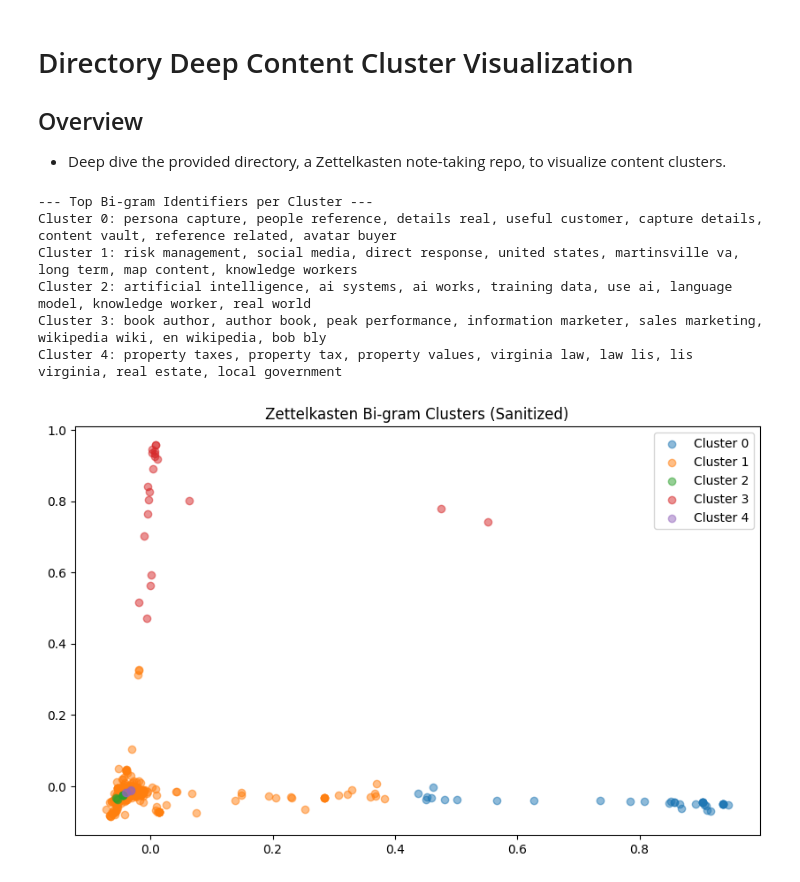
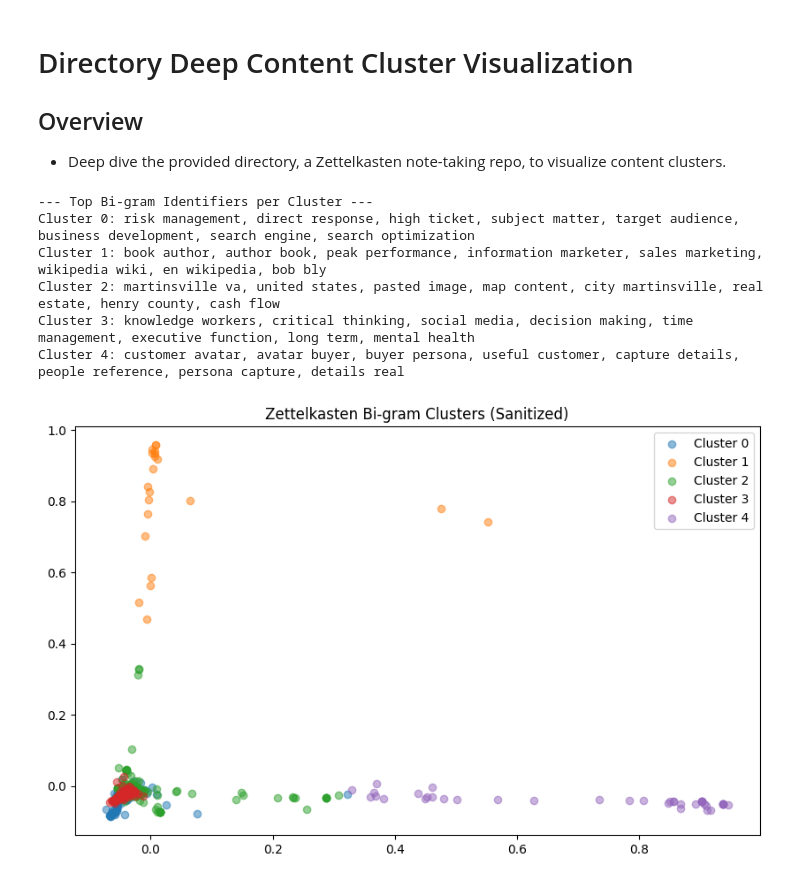
Before and after one commit to jwhco/scripts, a Jupyter notebook: MarkdownTools/visualize-content-clusters.ipynb, the cells around one changed output. Drawn from its saved outputs; the diff is of its cells as text; code cells hidden in the pictures.

```diff
--- a/MarkdownTools/visualize-content-clusters.ipynb
+++ b/MarkdownTools/visualize-content-clusters.ipynb
@@ -23,16 +23,30 @@ N_CLUSTERS = 5
 TAG_WEIGHT = 5
 
 def clean_headers(text):
-    """Removes Markdown headers with 2 words or fewer."""
+    """
+    Keeps Markdown headers with more than 2 words.
+    Removes short headers (e.g., '# Intro' or '# References').
+    """
     lines = text.split('\n')
     filtered_lines = []
     for line in lines:
-        if line.startswith('#'):
+        # Check if the line is a Markdown header
+        if line.lstrip().startswith('#'):
+            # Strip the hashes and leading/trailing whitespace
             header_content = re.sub(r'^#+\s*', '', line).strip()
-            if len(header_content.split()) > 2:
-                filtered_lines.append(line)
+            # Split into words to count
+            words = header_content.split()
+
+            if len(words) > 2:
+                # Keep the content of the header for n-gram analysis
+                filtered_lines.append(header_content)
+            else:
+                # Discard short headers (don't append anything)
+                continue
         else:
+            # Keep non-header lines (the body text)
             filtered_lines.append(line)
+
     return '\n'.join(filtered_lines)
 
 def split_camel_case(text):
@@ -117,36 +131,36 @@ X = vectorizer.fit_transform(df['text'])
 # --- Clustering ---
 model = KMeans(n_clusters=N_CLUSTERS, random_state=42, n_init=10)
 df['cluster'] = model.fit_predict(X)
 
 # --- PCA ---
 pca = PCA(n_components=2)
 coords = pca.fit_transform(X.toarray())
 df['x'], df['y'] = coords[:, 0], coords[:, 1]
 
 # --- Identification ---
 print("\n--- Top Bi-gram Identifiers per Cluster ---")
 terms = vectorizer.get_feature_names_out()
 centroids = model.cluster_centers_.argsort()[:, ::-1]
 
 for i in range(N_CLUSTERS):
     top_terms = [terms[ind] for ind in centroids[i, :8]]
     print(f"Cluster {i}: {', '.join(top_terms)}")
 
 
 # --- Visualization ---
 plt.figure(figsize=(10, 6))
 for i in range(N_CLUSTERS):
     slice_df = df[df['cluster'] == i]
     plt.scatter(slice_df['x'], slice_df['y'], label=f"Cluster {i}", alpha=0.5)
 
 plt.title("Zettelkasten Bi-gram Clusters (Sanitized)")
 plt.legend()
 plt.show()
 # %% [output]
 --- Top Bi-gram Identifiers per Cluster ---
-Cluster 0: persona capture, people reference, details real, useful customer, capture details, content vault, reference related, avatar buyer
-Cluster 1: risk management, social media, direct response, united states, martinsville va, long term, map content, knowledge workers
-Cluster 2: artificial intelligence, ai systems, ai works, training data, use ai, language model, knowledge worker, real world
-Cluster 3: book author, author book, peak performance, information marketer, sales marketing, wikipedia wiki, en wikipedia, bob bly
-Cluster 4: property taxes, property tax, property values, virginia law, law lis, lis virginia, real estate, local government
+Cluster 0: risk management, direct response, high ticket, subject matter, target audience, business development, search engine, search optimization
+Cluster 1: book author, author book, peak performance, information marketer, sales marketing, wikipedia wiki, en wikipedia, bob bly
+Cluster 2: martinsville va, united states, pasted image, map content, city martinsville, real estate, henry county, cash flow
+Cluster 3: knowledge workers, critical thinking, social media, decision making, time management, executive function, long term, mental health
+Cluster 4: customer avatar, avatar buyer, buyer persona, useful customer, capture details, people reference, persona capture, details real
-[figure, old version]
+[figure, new version]
```
